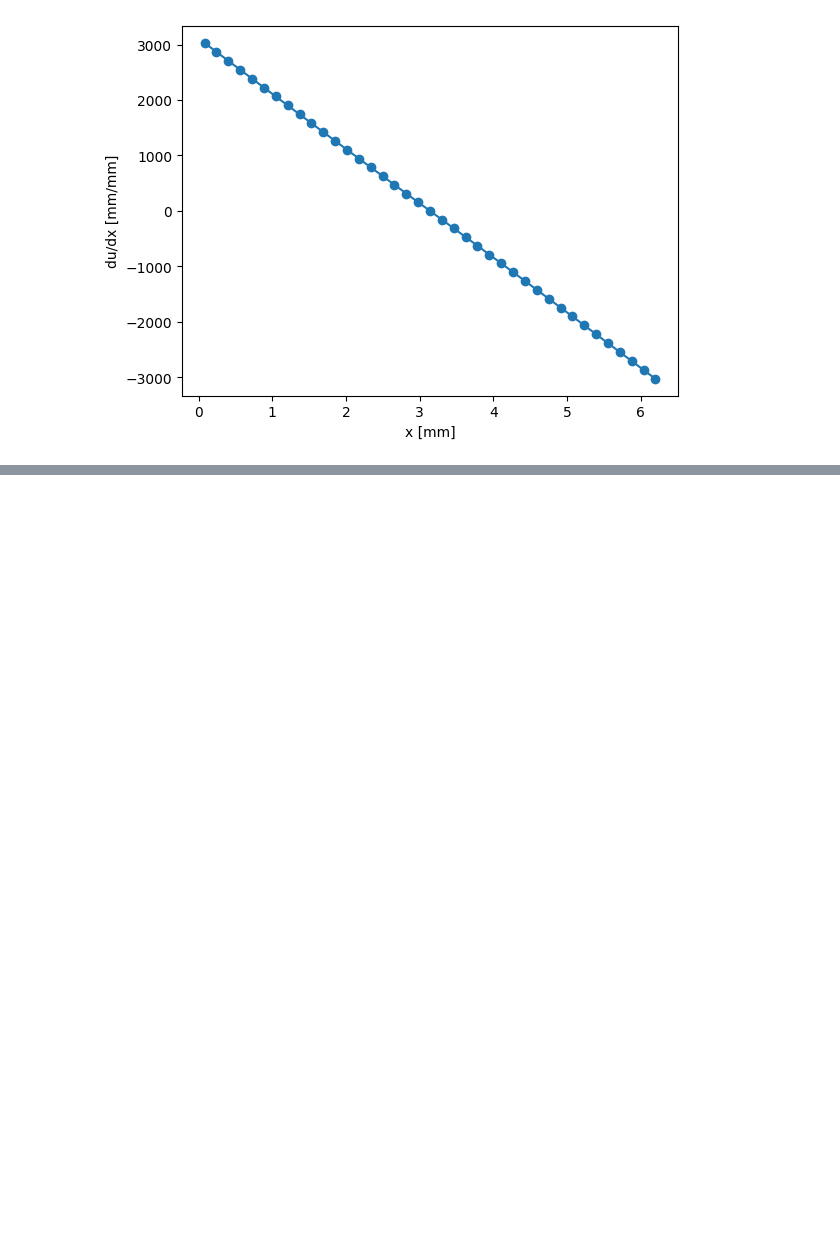
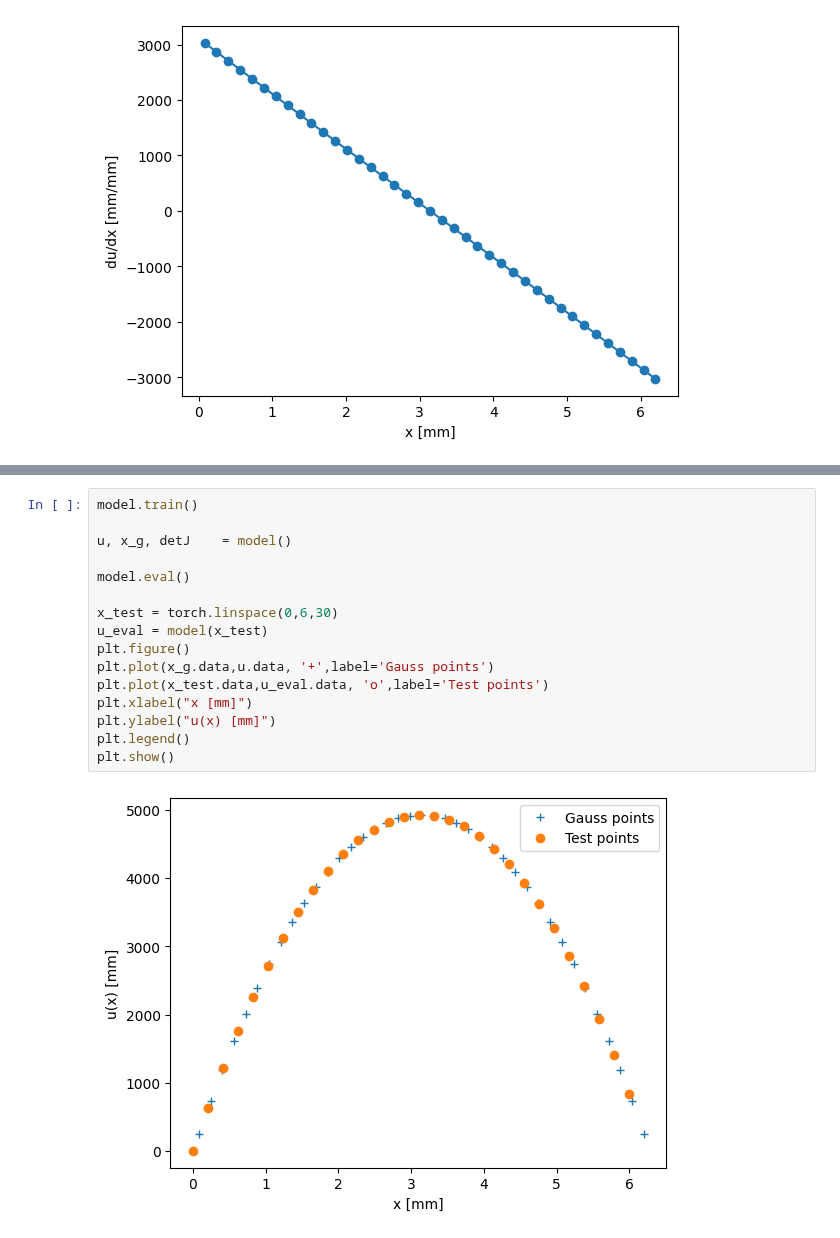
Before and after one commit to AlexandreDabySeesaram/Simplified_1D_NeuROM, a Jupyter notebook: demos/1D_element_based.ipynb, the cells around one changed output, grey strips where cells are left out. Cells and saved outputs as stored; diff of their text form; blank space fills up the shorter version.

```diff
--- a/demos/1D_element_based.ipynb
+++ b/demos/1D_element_based.ipynb
@@ -404,0 +443,18 @@ plt.show()
+# %%
+model.train()
+
+u, x_g, detJ    = model()
+
+model.eval()
+
+x_test = torch.linspace(0,6,30)
+u_eval = model(x_test)
+plt.figure()
+plt.plot(x_g.data,u.data, '+',label='Gauss points')
+plt.plot(x_test.data,u_eval.data, 'o',label='Test points')
+plt.xlabel("x [mm]")
+plt.ylabel("u(x) [mm]")
+plt.legend()
+plt.show()
+# %% [output]
+[figure, added]
```
Also changed, not shown: parts of 6 cells of this notebook, 1 other file.
